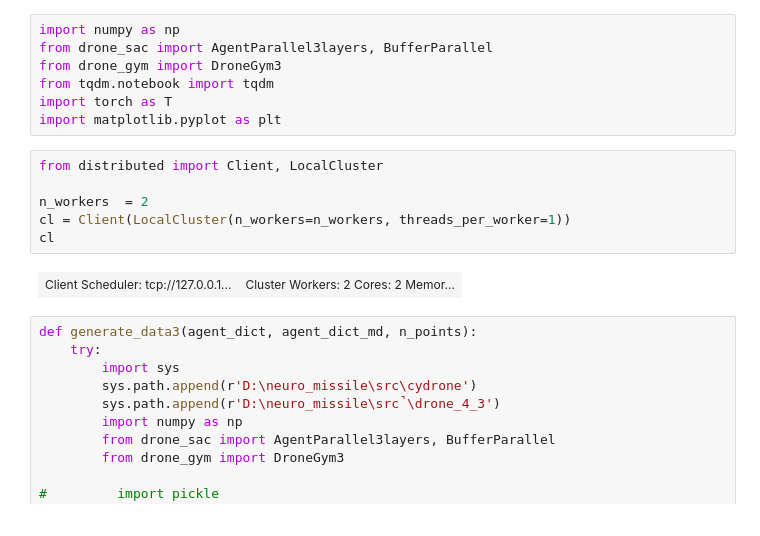
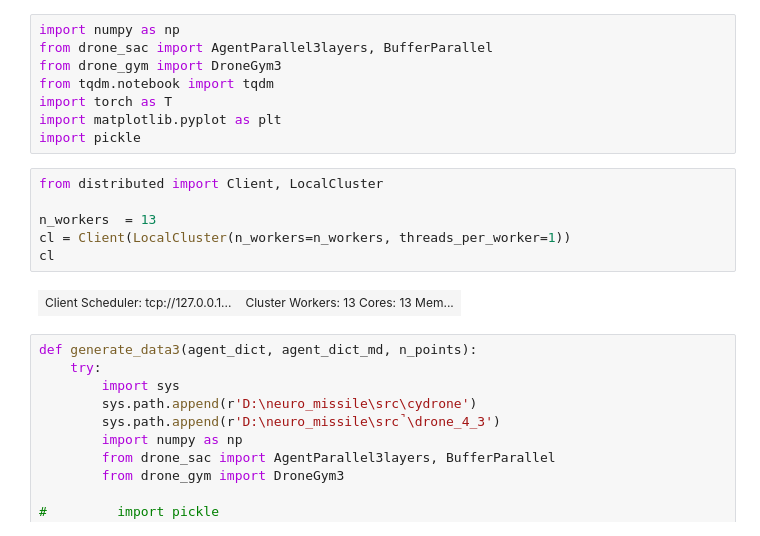
Before and after one commit to TovarnovM/neuro_missile, a Jupyter notebook: src/drone_4_3/parallel training 3.ipynb, the cells around one changed output. Cells and saved outputs as stored; diff of their text form.

```diff
--- a/src/drone_4_3/parallel training 3.ipynb
+++ b/src/drone_4_3/parallel training 3.ipynb
@@ -5,14 +5,15 @@ from drone_gym import DroneGym3
 from tqdm.notebook import tqdm
 import torch as T
 import matplotlib.pyplot as plt
+import pickle
 # %%
 from distributed import Client, LocalCluster
 
-n_workers  = 2
+n_workers  = 13
 cl = Client(LocalCluster(n_workers=n_workers, threads_per_worker=1))
 cl
 # %% [output]
-| Client Scheduler: tcp://127.0.0.1... | Cluster Workers: 2 Cores: 2 Memor... |
+| Client Scheduler: tcp://127.0.0.1... | Cluster Workers: 13 Cores: 13 Mem... |
 # %%
 def generate_data3(agent_dict, agent_dict_md, n_points):
     try:
```
Also changed, not shown: parts of 5 cells of this notebook, 17 other files.
